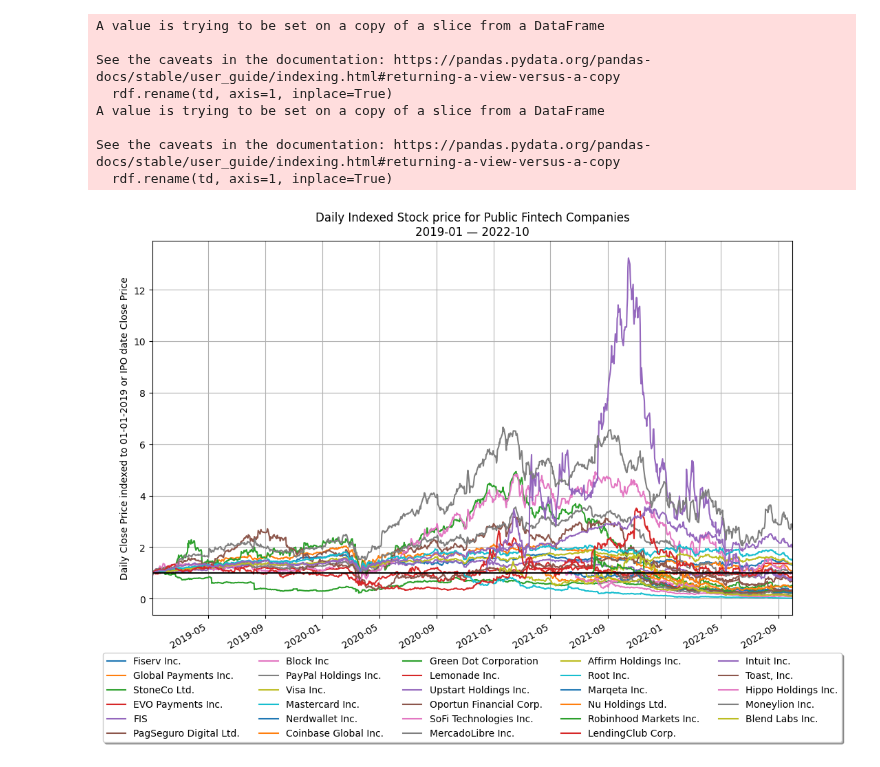
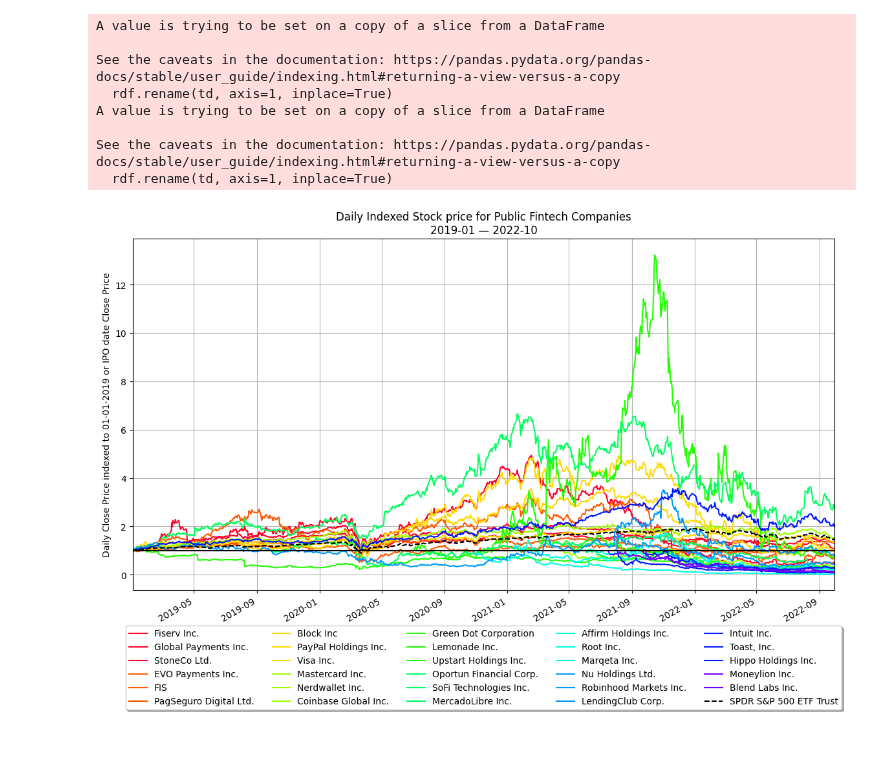
Before and after one commit to franciscojavierarceo/Python, a Jupyter notebook: notebooks/fintech-stocks.ipynb, the cells around one changed output. Drawn from its saved outputs; the diff is of its cells as text; code cells hidden in the pictures.

```diff
--- a/notebooks/fintech-stocks.ipynb
+++ b/notebooks/fintech-stocks.ipynb
@@ -69,7 +73,7 @@ def get_historical_price_data(TICKER: str='AAPL', START_DATE: str='2019-01-01',
         print(f'something went wrong for {TICKER}...\n {e}')
     return pd.DataFrame()
 # %%
-rdf = get_historical_price_data('AFRM')
+rdf = get_historical_price_data('SPY')
 rdf.rename({
     'v': 'trading volume of the symbol in the given time period',
     'vw': 'volume weighted average price',
@@ -161,6 +165,7 @@ ticker_dict = {
     'HIPO': 'Hippo Holdings Inc.',
     'ML': 'Moneylion Inc.',
     'BLND': 'Blend Labs Inc.',
+    'SPY': 'SPDR S&P 500 ETF Trust',
 }
 
 tickers = list(ticker_dict.keys())
@@ -198,19 +203,21 @@ def clean_data(outdf, dates, td, index=False, xvar='c'):
     rdf = pd.DataFrame(pd.to_datetime(list(dates)), columns=['t'])
 
     for i, tdf in enumerate(outdf):
-        # indexed
-        tmp = rdf.merge(tdf, how='left', left_on='t', right_on='t')
-        tmp.sort_values(by='t', inplace=True)
-        if index:
-            tmp[xvar] = tmp[xvar] / tmp[tmp[xvar].notna()][xvar].values[0]
-        ticker = tmp.loc[tmp['ticker'].notna(), 'ticker'].unique()[0]
-        tmp.rename({xvar: ticker}, axis=1, inplace=True)
-        if type(ticker) == str:
-            cols.append(ticker)
-            rdf = tmp[cols]
-        else:
-            print(f'excluding {ticker}')
-            break
+        # if tdf['ticker'].unique()[0] != 'SPY':
+        if True:
+            # indexed
+            tmp = rdf.merge(tdf, how='left', left_on='t', right_on='t')
+            tmp.sort_values(by='t', inplace=True)
+            if index:
+                tmp[xvar] = tmp[xvar] / tmp[tmp[xvar].notna()][xvar].values[0]
+            ticker = tmp.loc[tmp['ticker'].notna(), 'ticker'].unique()[0]
+            tmp.rename({xvar: ticker}, axis=1, inplace=True)
+            if type(ticker) == str:
+                cols.append(ticker)
+                rdf = tmp[cols]
+            else:
+                print(f'excluding {ticker}')
+                break
 
     rdf.rename(td, axis=1, inplace=True)
     return rdf
@@ -227,17 +234,27 @@ A value is trying to be set on a copy of a slice from a DataFrame
 
 See the caveats in the documentation: https://pandas.pydata.org/pandas-docs/stable/user_guide/indexing.html#returning-a-view-versus-a-copy
   rdf.rename(td, axis=1, inplace=True)
+# %%
+cm = plt.get_cmap('gist_rainbow')
+colors = [cm(i//3*3.0/(fdf.shape[1]+1)) for i in range(fdf.shape[1] + 1)]
+colors[-1] = 'black'
 # %%
-fdf.plot(x='t', figsize=(12, 8))
+fig, ax = plt.subplots()
+fdf.plot(x='t', figsize=(14, 8), color=colors, ax=ax)
+handles, labels = ax.get_legend_handles_labels()
+t = handles[-1]
+t.set_linestyle('dashed')
+t.set_color('black')
+
 plt.grid()
 plt.title('Daily Indexed Stock price for Public Fintech Companies\n2019-01 — 2022-10')
 plt.ylabel('Daily Close Price indexed to 01-01-2019 or IPO date Close Price')
 plt.axhline(y=1, c='black')
 plt.margins(x=0)
 plt.legend(loc='center', bbox_to_anchor=(0.5, -.22), ncol=5, fancybox = True, shadow = True)
 plt.show()
 # %% [output]
-[figure, old version]
+[figure, new version]
 # %%
 mcdf = clean_data(odf, xdates, ticker_dict, False, 'market_cap')
 # %% [output]
```
Also changed, not shown: parts of 14 cells of this notebook.
